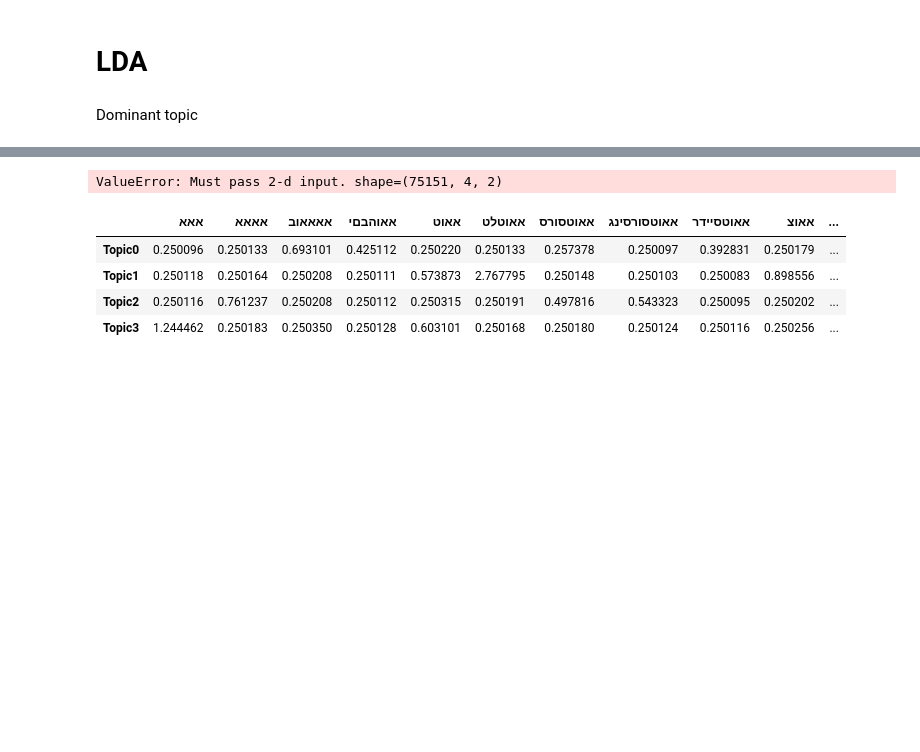
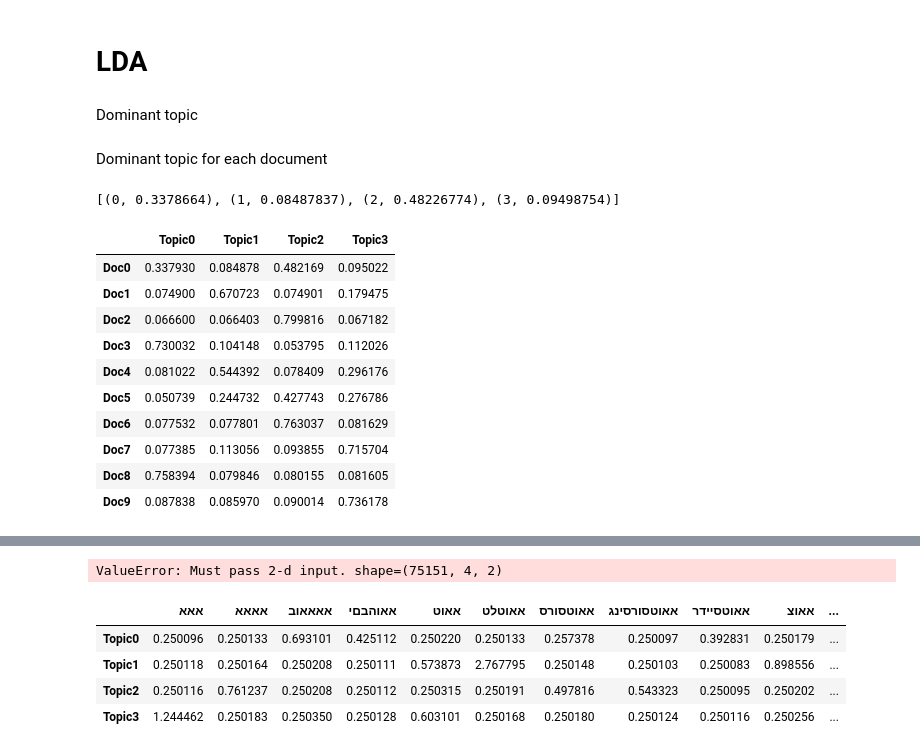
Before and after one commit to Rotem2411/alephBERTgimmelDalet, a Jupyter notebook: Latent_Dirichlet_Allocation.ipynb, the cells around one changed output, grey strips where cells are left out. Saved outputs shown, nothing was run; the diff lists cells and outputs as text; code cells hidden in the pictures; blank space fills up the shorter version.

```diff
--- a/Latent_Dirichlet_Allocation.ipynb
+++ b/Latent_Dirichlet_Allocation.ipynb
@@ -136,14 +144,13 @@ corpus = [dictionary.doc2bow(text) for text in clean_text]
 # %% [markdown]
 # **TF-IDF**
 # %%
-tfidf = models.TfidfModel(corpus, normalize=True)
-corpus_tfidf = tfidf[corpus]
+tfidfmodel = models.TfidfModel(corpus, normalize=True)
+tfidf_vector = tfidfmodel[corpus]
 # %% [markdown]
 # **LDA**
 # %%
-ldamodel = models.LsiModel(corpus_tfidf, id2word=dictionary, num_topics=4)
-corpus_lda = ldamodel[corpus_tfidf]
-ldamodel(corpus_tfidf)
+ldamodel = LdaModel(tfidf_vector, id2word=dictionary, num_topics=4, passes=15)
+lda_vector = ldamodel[tfidf_vector]
 # %% [markdown]
 Dominant topic
 # %%
@@ -151,4 +158,37 @@ vis = pyLDAvis.gensim_models.prepare(ldamodel, corpus_tfidf, dictionary=ldamodel
 pyLDAvis.save_html(vis, 'LDA_Visualization.html')
+# %% [markdown]
+Dominant topic for each document
+# %%
+Data = []
+for row in lda_vector:
+    Data.extend(row)
+Data = [row[1] for row in Data]
+# %%
+lda_vector[0]
+# %% [output]
+[(0, 0.3378664), (1, 0.08487837), (2, 0.48226774), (3, 0.09498754)]
+# %%
+Data = []
+for row in lda_vector:
+    Data.extend(row)
+Data = [row[1] for row in Data]
+topic_names = ["Topic" + str(i) for i in range(ldamodel.num_topics)]
+doc_names = ["Doc" + str(i) for i in range(len(clean_text))]
+Data = np.array(Data).reshape(len(doc_names), len(topic_names))
+df_topic_distribution = pd.DataFrame(data = Data, columns=topic_names, index=doc_names)
+df_topic_distribution.head(10)
+# %% [output]
+|  | Topic0 | Topic1 | Topic2 | Topic3 |
+| Doc0 | 0.337930 | 0.084878 | 0.482169 | 0.095022 |
+| Doc1 | 0.074900 | 0.670723 | 0.074901 | 0.179475 |
+| Doc2 | 0.066600 | 0.066403 | 0.799816 | 0.067182 |
+| Doc3 | 0.730032 | 0.104148 | 0.053795 | 0.112026 |
+| Doc4 | 0.081022 | 0.544392 | 0.078409 | 0.296176 |
+| Doc5 | 0.050739 | 0.244732 | 0.427743 | 0.276786 |
+| Doc6 | 0.077532 | 0.077801 | 0.763037 | 0.081629 |
+| Doc7 | 0.077385 | 0.113056 | 0.093855 | 0.715704 |
+| Doc8 | 0.758394 | 0.079846 | 0.080155 | 0.081605 |
+| Doc9 | 0.087838 | 0.085970 | 0.090014 | 0.736178 |
 # %%
 topic_names = ["Topic" + str(i) for i in range(ldamodel.num_topics)]
 doc_names = ["Doc" + str(i) for i in range(len(clean_text))]
```
Also changed, not shown: parts of 10 cells of this notebook.
